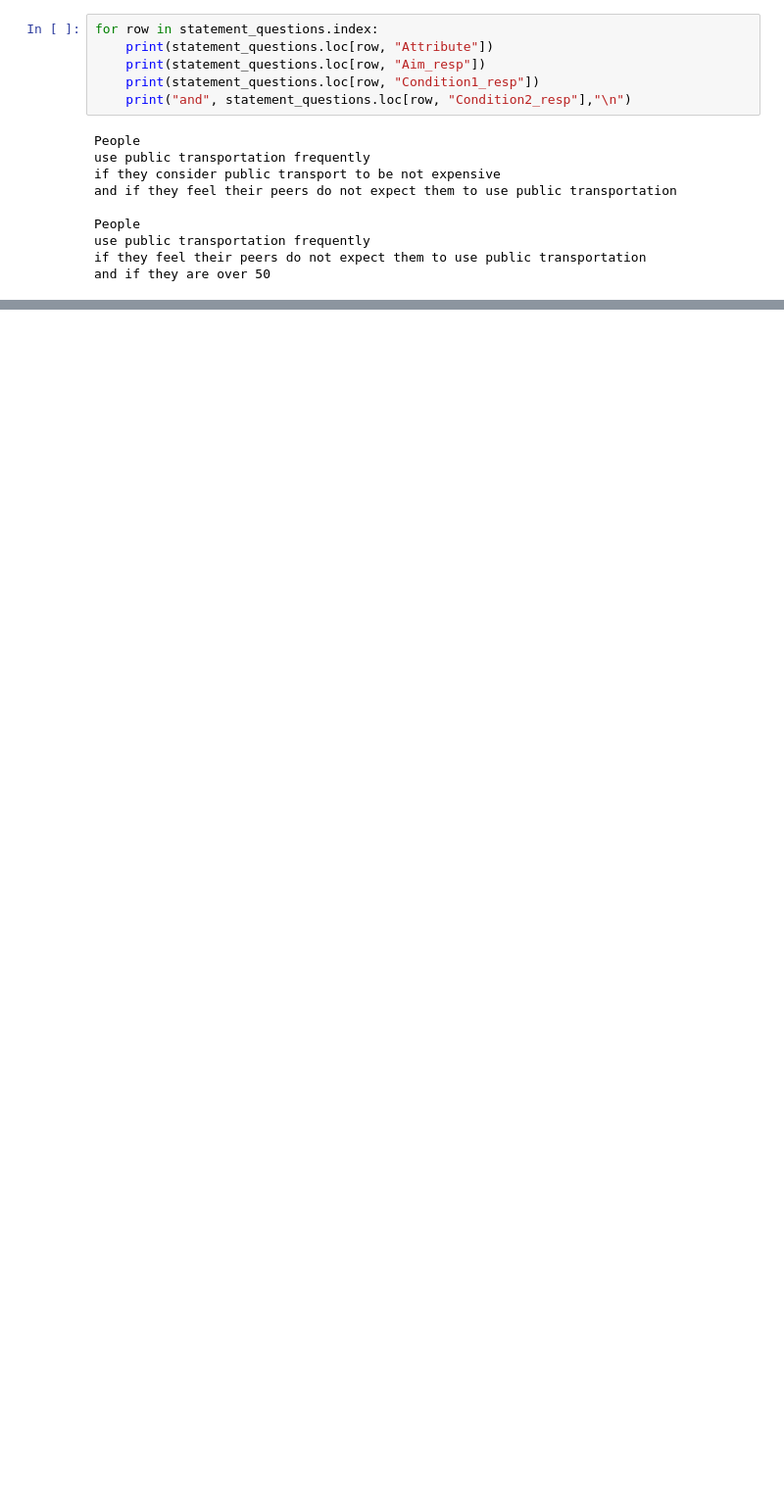
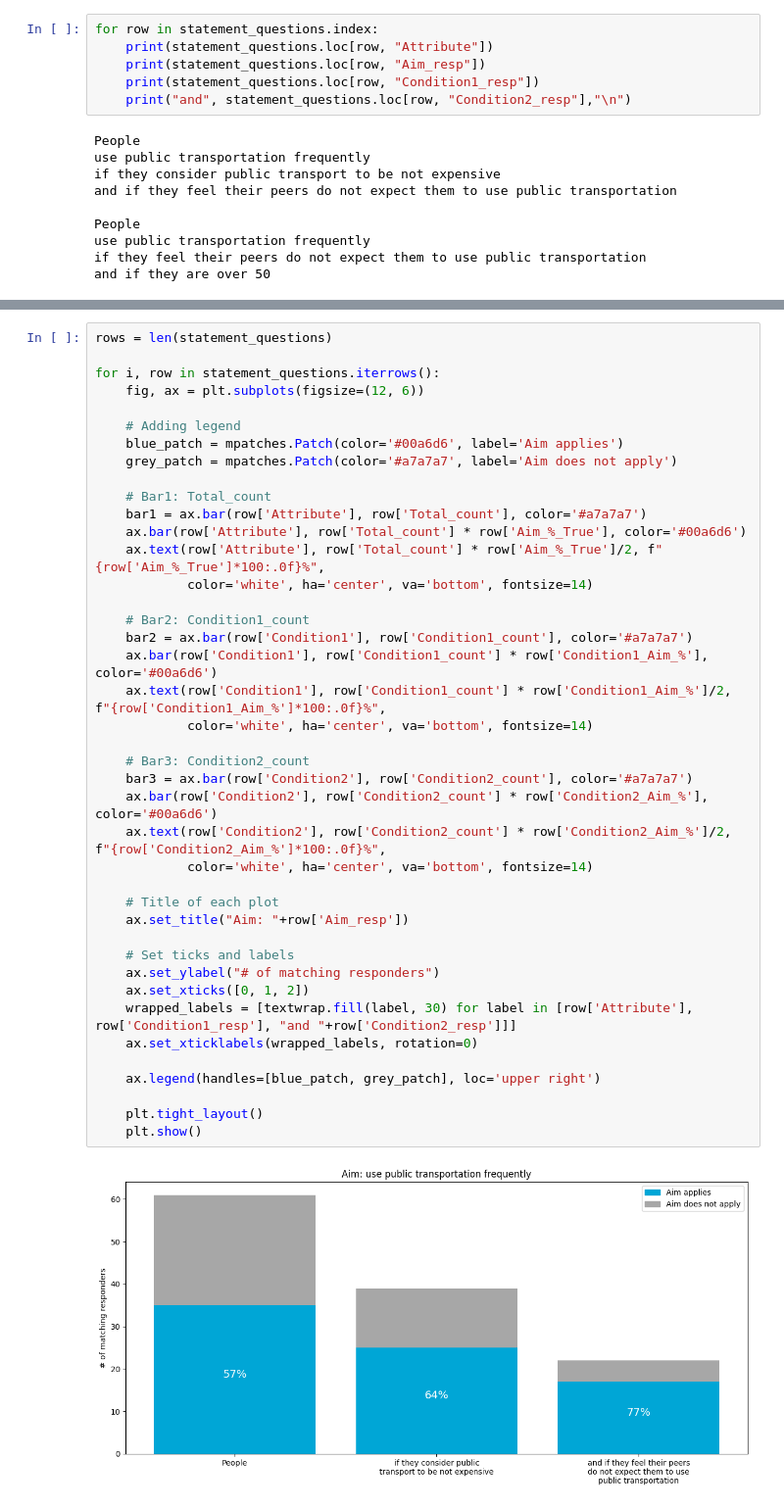
Before and after one commit to GeorgeGitHubbins/MScThesis-Extracting-InformalRules-from-Surveys, a Jupyter notebook: FinalSurveyAnalysisCode/SIREMethod.ipynb, the cells around one changed output, grey strips where cells are left out. Shown at 98% size. Cells and saved outputs as stored; diff of their text form; blank space fills up the shorter version.

```diff
--- a/FinalSurveyAnalysisCode/SIREMethod.ipynb
+++ b/FinalSurveyAnalysisCode/SIREMethod.ipynb
@@ -539,0 +546,43 @@ and if they are over 50
+# %%
+rows = len(statement_questions)
+
+for i, row in statement_questions.iterrows():
+    fig, ax = plt.subplots(figsize=(12, 6))
+
+    # Adding legend
+    blue_patch = mpatches.Patch(color='#00a6d6', label='Aim applies')
+    grey_patch = mpatches.Patch(color='#a7a7a7', label='Aim does not apply')
+
+    # Bar1: Total_count
+    bar1 = ax.bar(row['Attribute'], row['Total_count'], color='#a7a7a7')
+    ax.bar(row['Attribute'], row['Total_count'] * row['Aim_%_True'], color='#00a6d6')
+    ax.text(row['Attribute'], row['Total_count'] * row['Aim_%_True']/2, f"{row['Aim_%_True']*100:.0f}%",
+            color='white', ha='center', va='bottom', fontsize=14)
+
+    # Bar2: Condition1_count
+    bar2 = ax.bar(row['Condition1'], row['Condition1_count'], color='#a7a7a7')
+    ax.bar(row['Condition1'], row['Condition1_count'] * row['Condition1_Aim_%'], color='#00a6d6')
+    ax.text(row['Condition1'], row['Condition1_count'] * row['Condition1_Aim_%']/2, f"{row['Condition1_Aim_%']*100:.0f}%",
+            color='white', ha='center', va='bottom', fontsize=14)
+
+    # Bar3: Condition2_count
+    bar3 = ax.bar(row['Condition2'], row['Condition2_count'], color='#a7a7a7')
+    ax.bar(row['Condition2'], row['Condition2_count'] * row['Condition2_Aim_%'], color='#00a6d6')
+    ax.text(row['Condition2'], row['Condition2_count'] * row['Condition2_Aim_%']/2, f"{row['Condition2_Aim_%']*100:.0f}%",
+            color='white', ha='center', va='bottom', fontsize=14)
+
+    # Title of each plot
+    ax.set_title("Aim: "+row['Aim_resp'])
+
+    # Set ticks and labels
+    ax.set_ylabel("# of matching responders")
+    ax.set_xticks([0, 1, 2])
+    wrapped_labels = [textwrap.fill(label, 30) for label in [row['Attribute'], row['Condition1_resp'], "and "+row['Condition2_resp']]]
+    ax.set_xticklabels(wrapped_labels, rotation=0)
+
+    ax.legend(handles=[blue_patch, grey_patch], loc='upper right')
+
+    plt.tight_layout()
+    plt.show()
+# %% [output]
+[figure, added]
```
Also changed, not shown: parts of 4 cells of this notebook.
